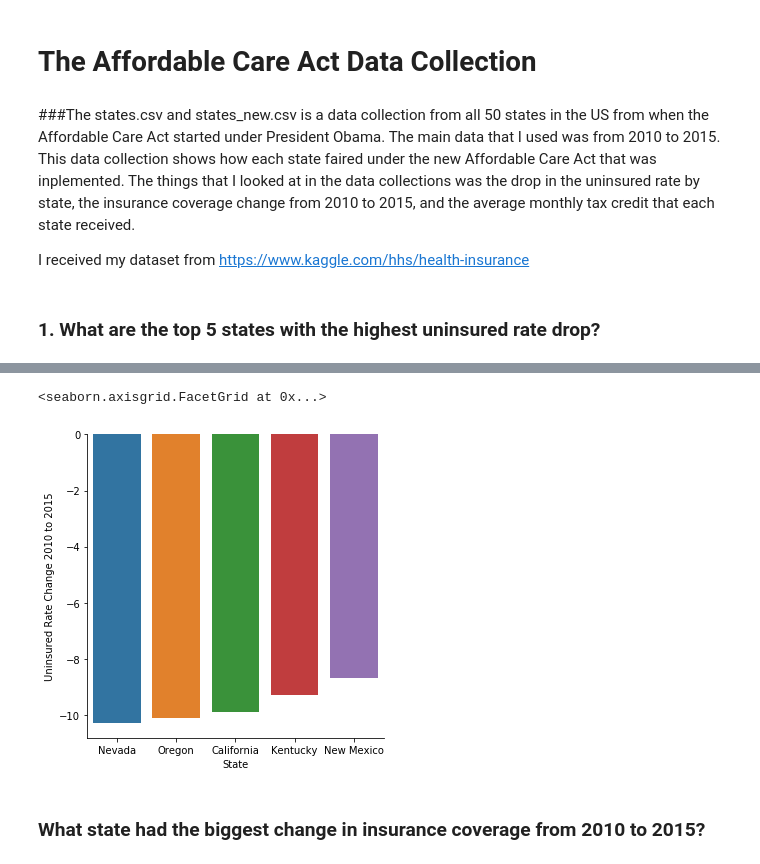
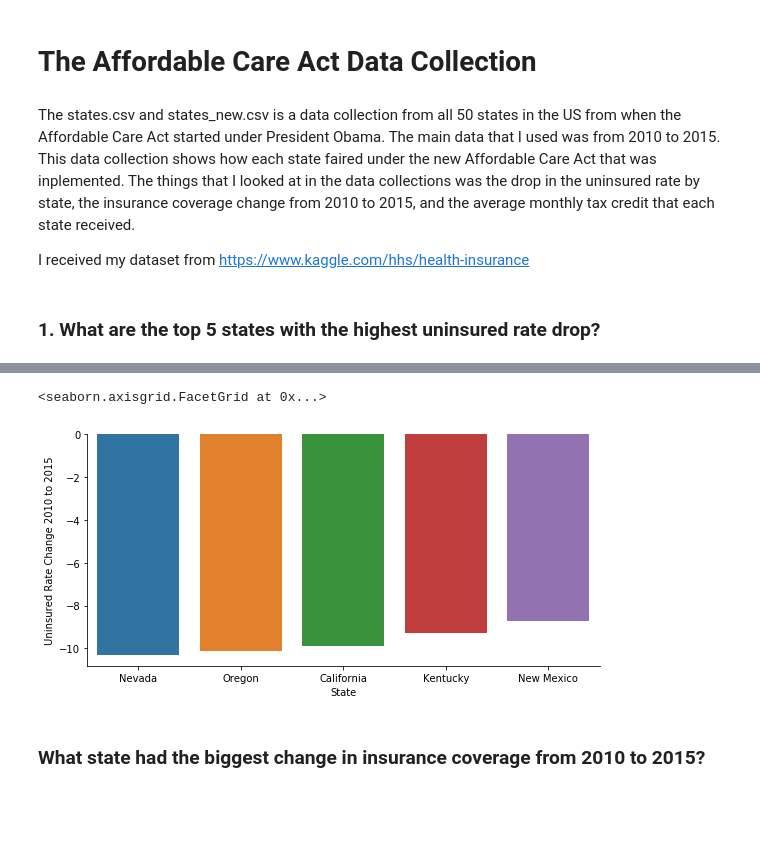
Before and after one commit to alexbeeler/ACA-Project, a Jupyter notebook: My_ACA_Project.ipynb, the cells around one changed output, grey strips where cells are left out. Saved outputs shown, nothing was run; the diff lists cells and outputs as text; code cells hidden in the pictures; blank space fills up the shorter version.

Commit message:
delted import matplotlib and downsized first visualization to fit page.

```diff
--- a/My_ACA_Project.ipynb
+++ b/My_ACA_Project.ipynb
@@ -95,7 +95,7 @@ df
 # %% [markdown]
 # The Affordable Care Act Data Collection
 # %% [markdown]
-###The states.csv and states_new.csv is a data collection from all 50 states in the US from when the Affordable Care Act started under President Obama. The main data that I used was from 2010 to 2015. This data collection shows how each state faired under the new Affordable Care Act that was inplemented. The things that I looked at in the data collections was the drop in the uninsured rate by state, the insurance coverage change from 2010 to 2015, and the average monthly tax credit that each state received.
+The states.csv and states_new.csv is a data collection from all 50 states in the US from when the Affordable Care Act started under President Obama. The main data that I used was from 2010 to 2015. This data collection shows how each state faired under the new Affordable Care Act that was inplemented. The things that I looked at in the data collections was the drop in the uninsured rate by state, the insurance coverage change from 2010 to 2015, and the average monthly tax credit that each state received.
 
 I received my dataset from https://www.kaggle.com/hhs/health-insurance
 # %% [markdown]
@@ -123,16 +123,16 @@ df.sort_values(by="Uninsured Rate Change 2010 to 2015", ascending=True)
 # %%
 sns.catplot(
     x="State",
     y="Uninsured Rate Change 2010 to 2015",
     data=df,
     kind="bar",
-    height=5,
-    aspect=1,
+    height=4,
+    aspect=2,
     order= ('Nevada', 'Oregon', 'California', 'Kentucky', 'New Mexico'),
 )
 # %% [output]
 <seaborn.axisgrid.FacetGrid at 0x...>
-[figure, old version]
+[figure, new version]
 # %% [markdown]
 ### What state had the biggest change in insurance coverage from 2010 to 2015?
 # %%
```
Also changed, not shown: parts of 1 cell of this notebook, 1 other file.
